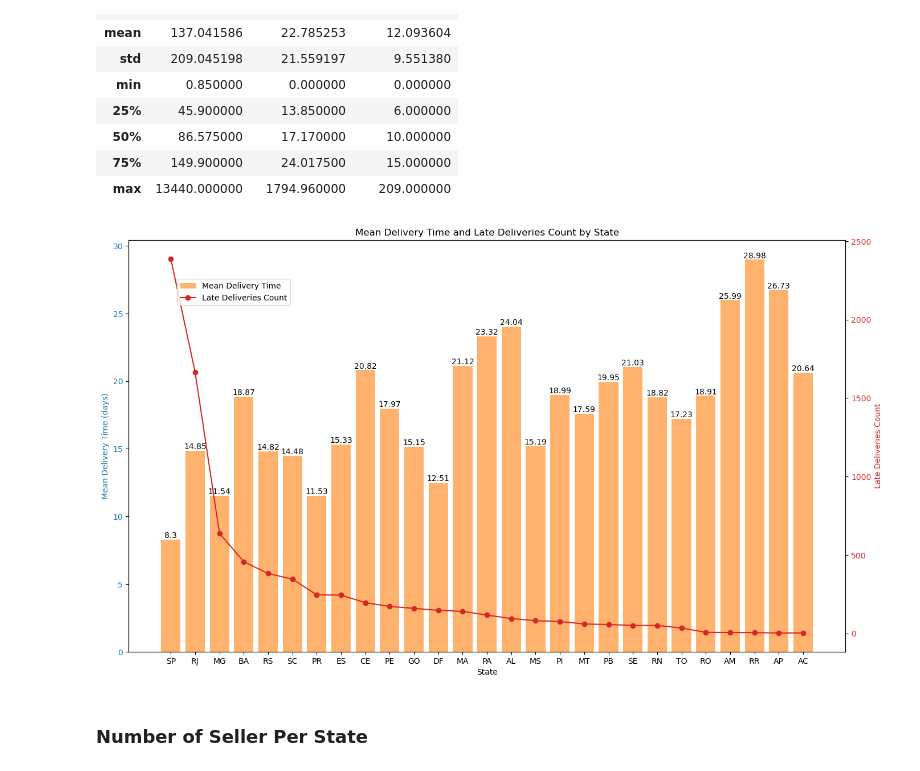
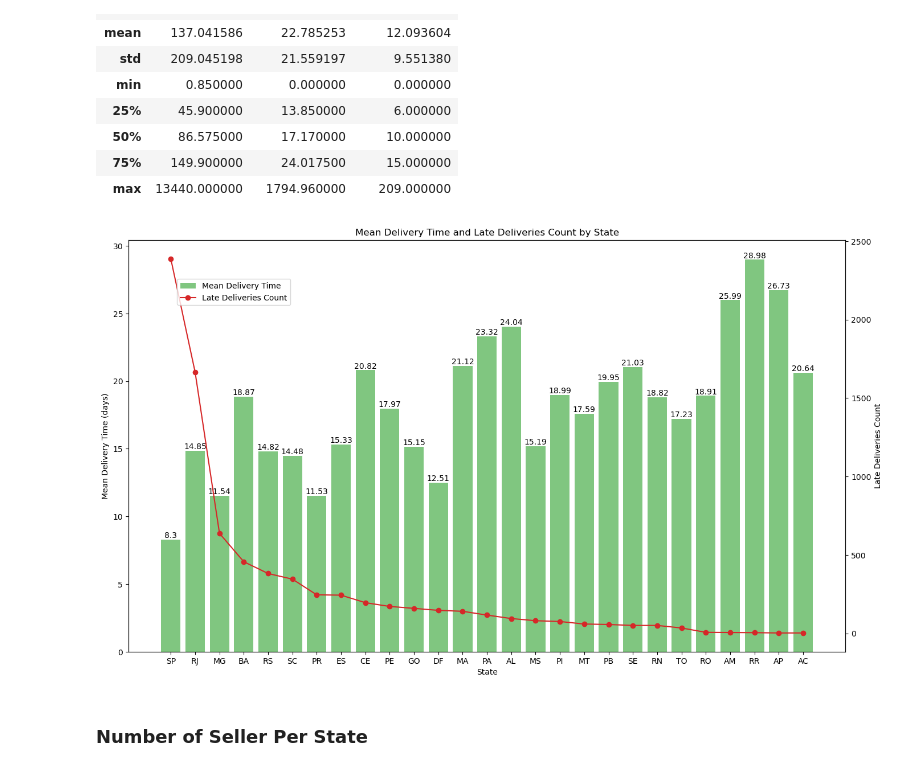
Before and after one commit to LongAiden/brazil_ecommerce_2020, a Jupyter notebook: brazil_ecommerce.ipynb, the cells around one changed output. Drawn from its saved outputs; the diff is of its cells as text; code cells hidden in the pictures.

```diff
--- a/brazil_ecommerce.ipynb
+++ b/brazil_ecommerce.ipynb
@@ -69,3 +69,21 @@ print("Number of customer_unique_id", len(pd.unique(datasets['Customers']['custo
 # %% [output]
 Number of customer_id  99441
 Number of customer_unique_id 96096
+# %%
+df_cus = datasets['Customers'].groupby(['customer_state']).agg(cnt_cus=('customer_unique_id','nunique')).sort_values(by=['cnt_cus'], ascending=False).reset_index()
+df_cus['state_grp'] = np.where(df_cus['cnt_cus'] < 1000, "Others", df_cus['customer_state'])
+df_cus = df_cus.groupby(['state_grp']).agg(cnt_cus=('cnt_cus','sum')).sort_values(by=['cnt_cus'], ascending=False).reset_index()
+
+# Plot the bar chart
+fig, ax1 = plt.subplots(figsize=(14, 8))
+ax1.set_xlabel('State')
+ax1.set_ylabel('Number of Customer')
+bars = ax1.bar(df_cus['state_grp'], df_cus['cnt_cus'], color='tab:green', alpha=0.6, label='Number of Orders')
+ax1.tick_params(axis='y')
+
+for bar in bars:
+    yval = bar.get_height()
+    ax1.text(bar.get_x() + bar.get_width()/2.0, yval, round(yval, 2), va='bottom', ha='center', color='black', fontsize=10)
+
+plt.title('Number of Customers Count by State')
+plt.show()
@@ -139,32 +162,32 @@ df_order.loc[df_order['order_status']=='delivered', ['price','freight_value','de
 # %%
 df_state_agg = df_order.groupby(['customer_state']).agg(avg_delivery=('delivery_time','mean'),
                                          flag_late=('flag_late','sum')).sort_values(by=['flag_late'], ascending=False).reset_index()
 
 fig, ax1 = plt.subplots(figsize=(14, 8))
 
 # Plot the bar chart
 ax1.set_xlabel('State')
-ax1.set_ylabel('Mean Delivery Time (days)', color='tab:blue')
-bars = ax1.bar(df_state_agg['customer_state'], df_state_agg['avg_delivery'], color='tab:orange', alpha=0.6, label='Mean Delivery Time')
-ax1.tick_params(axis='y', labelcolor='tab:blue')
+ax1.set_ylabel('Mean Delivery Time (days)')
+bars = ax1.bar(df_state_agg['customer_state'], df_state_agg['avg_delivery'], color='tab:green', alpha=0.6, label='Mean Delivery Time')
+ax1.tick_params(axis='y')
 
 for bar in bars:
     yval = bar.get_height()
     ax1.text(bar.get_x() + bar.get_width()/2.0, yval, round(yval, 2), va='bottom', ha='center', color='black', fontsize=10)
 
 ax2 = ax1.twinx()
-ax2.set_ylabel('Late Deliveries Count', color='tab:red')
+ax2.set_ylabel('Late Deliveries Count')
 line = ax2.plot(df_state_agg['customer_state'], df_state_agg['flag_late'], color='tab:red', marker='o', label='Late Deliveries Count')
-ax2.tick_params(axis='y', labelcolor='tab:red')
+ax2.tick_params(axis='y')
 
 ax1.set_xticklabels(df_state_agg['customer_state'], rotation=0)
 fig.tight_layout()
 fig.legend(loc='upper left', bbox_to_anchor=(0.1,0.9))
 
 plt.title('Mean Delivery Time and Late Deliveries Count by State')
 plt.show()
 # %% [output]
-[figure, old version]
+[figure, new version]
 # %% [markdown]
 ### Number of Seller Per State
 # %%
```
Also changed, not shown: parts of 13 cells of this notebook, 1 other file.
